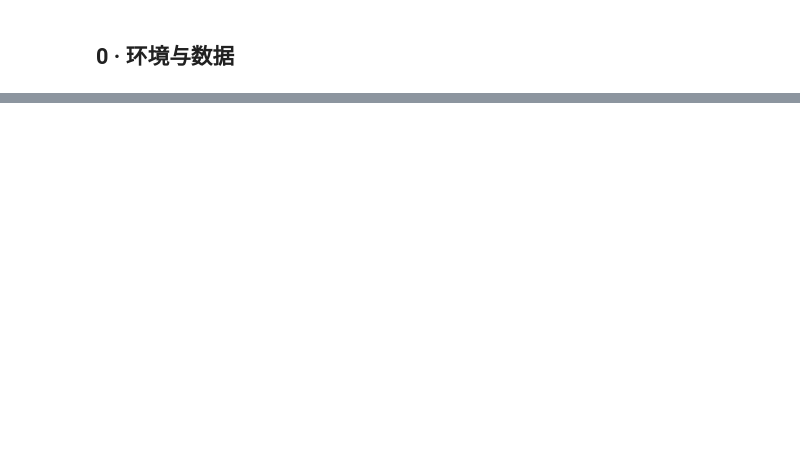
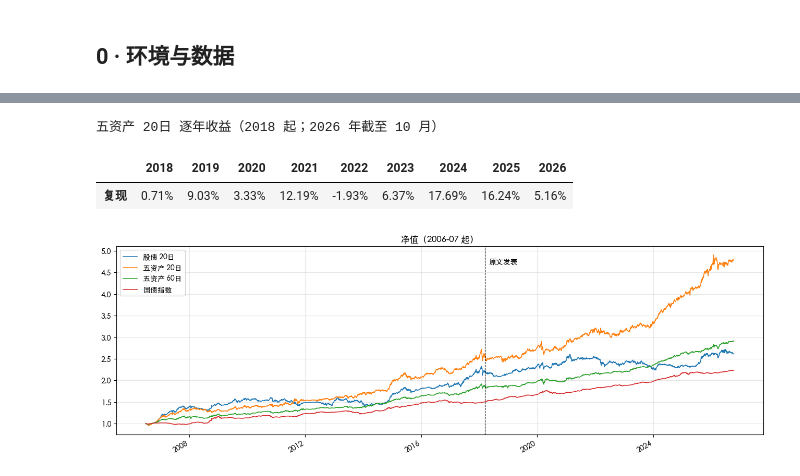
Before and after one commit to lshangro-png/tail-risk-cn, a Jupyter notebook: studies/06_gtja_kde_simulation/kde_simulation.ipynb, the cells around one changed output, grey strips where cells are left out. Saved outputs shown, nothing was run; the diff lists cells and outputs as text; code cells hidden in the pictures; blank space fills up the shorter version.

```diff
--- a/studies/06_gtja_kde_simulation/kde_simulation.ipynb
+++ b/studies/06_gtja_kde_simulation/kde_simulation.ipynb
@@ -279,0 +276,15 @@ pd.DataFrame(rows).T.style.format("{:+.2f}")
+# %%
+variants = {
+    "递推（原文顺序）": runs["五资产 20日"],
+    "递推（倒序）": sm.gtja_backtest(R5, sm.gtja_recursion, step=0.05, start="2006-07-01", seed=2, order=ORDER[::-1]),
+    "高斯 Copula + KDE": sm.gtja_backtest(R5, sm.gaussian_copula_kde, step=0.05, start="2006-07-01", seed=2),
+    "Iman-Conover": sm.gtja_backtest(R5, sm.iman_conover, step=0.05, start="2006-07-01", seed=2),
+}
+rows = {}
+for name, (d, W, _) in variants.items():
+    for pname, P in [("2006–2017", IN_SAMPLE), ("2018 起", OUT_SAMPLE)]:
+        s = summary(d, W, R5, 20, P)
+        rows[(pname, name)] = {**{k: s[k] for k in ["年化收益", "最大回撤", "夏普（不扣无风险利率）", "实际触发总风险"]},
+                               **W.loc[P].mean().add_prefix("平均权重:").to_dict()}
+var_tbl = pd.DataFrame(rows).T
+var_tbl.style.format("{:.2%}").format("{:.2f}", subset=["夏普（不扣无风险利率）"])
@@ -279,0 +317,19 @@ pd.DataFrame(rows).T.style.format("{:+.2f}")
+# %%
+port_b, w_b = al.rolling_backtest(R5, {"等权": al.equal_weights,
+                                      "最小方差": lambda W: al.min_variance(W, upper=1.0)}, lookback=120)
+rows = {}
+for k in ["股债 20日", "五资产 20日", "五资产 60日"]:
+    d, W, _ = runs[k]
+    rows[k] = summary(d, W, DATA[k], HORIZON[k], OUT_SAMPLE)
+for name in port_b:
+    s = bt.perf_stats(port_b[name].loc[OUT_SAMPLE], rf=0.0)
+    rows[f"对照：{name}（月度调仓）"] = {"年化收益": s["年化收益"], "最大回撤": s["最大回撤"],
+                                  "夏普（不扣无风险利率）": s["收益波动比"],
+                                  "夏普（扣 2%）": bt.perf_stats(port_b[name].loc[OUT_SAMPLE])["超额夏普"]}
+bond = R5["国债"].loc[OUT_SAMPLE]
+s = bt.perf_stats(bond, rf=0.0)
+rows["对照：国债指数"] = {"年化收益": s["年化收益"], "最大回撤": s["最大回撤"], "夏普（不扣无风险利率）": s["收益波动比"],
+                    "夏普（扣 2%）": bt.perf_stats(bond)["超额夏普"]}
+oos = pd.DataFrame(rows).T[cols]
+oos.style.format({c: "{:.2%}" for c in ["年化收益", "最大回撤", "实际触发总风险", "其中期内", "其中期末"]}
+                 | {"夏普（不扣无风险利率）": "{:.2f}", "夏普（扣 2%）": "{:.2f}"}, na_rep="—")
@@ -279,0 +351,19 @@ pd.DataFrame(rows).T.style.format("{:+.2f}")
+# %%
+y_oos = d5.loc[OUT_SAMPLE].groupby(d5.loc[OUT_SAMPLE].index.year).apply(lambda r: (1 + r).prod() - 1)
+print("五资产 20日 逐年收益（2018 起；2026 年截至 10 月）")
+y_oos.to_frame("复现").T.style.format("{:.2%}")
+# %% [output]
+五资产 20日 逐年收益（2018 起；2026 年截至 10 月）
+|  | 2018 | 2019 | 2020 | 2021 | 2022 | 2023 | 2024 | 2025 | 2026 |
+| 复现 | 0.71% | 9.03% | 3.33% | 12.19% | -1.93% | 6.37% | 17.69% | 16.24% | 5.16% |
+# %%
+nav = pd.DataFrame({k: (1 + runs[k][0]).cumprod() for k in runs})
+nav["国债指数"] = (1 + R5["国债"].loc[nav.index.min():]).cumprod()
+fig, ax = plt.subplots(figsize=(13, 4.5))
+nav.plot(ax=ax, lw=1.1)
+ax.axvline(pd.Timestamp("2018-03-12"), color="k", ls="--", lw=.8)
+ax.text(pd.Timestamp("2018-05-01"), ax.get_ylim()[1] * .95, "原文发表", va="top")
+ax.set_title("净值（2006-07 起）"); ax.grid(alpha=.3)
+plt.tight_layout(); plt.show()
+# %% [output]
+[figure, added]
```
Also changed, not shown: parts of 48 cells of this notebook, 5 other files.
